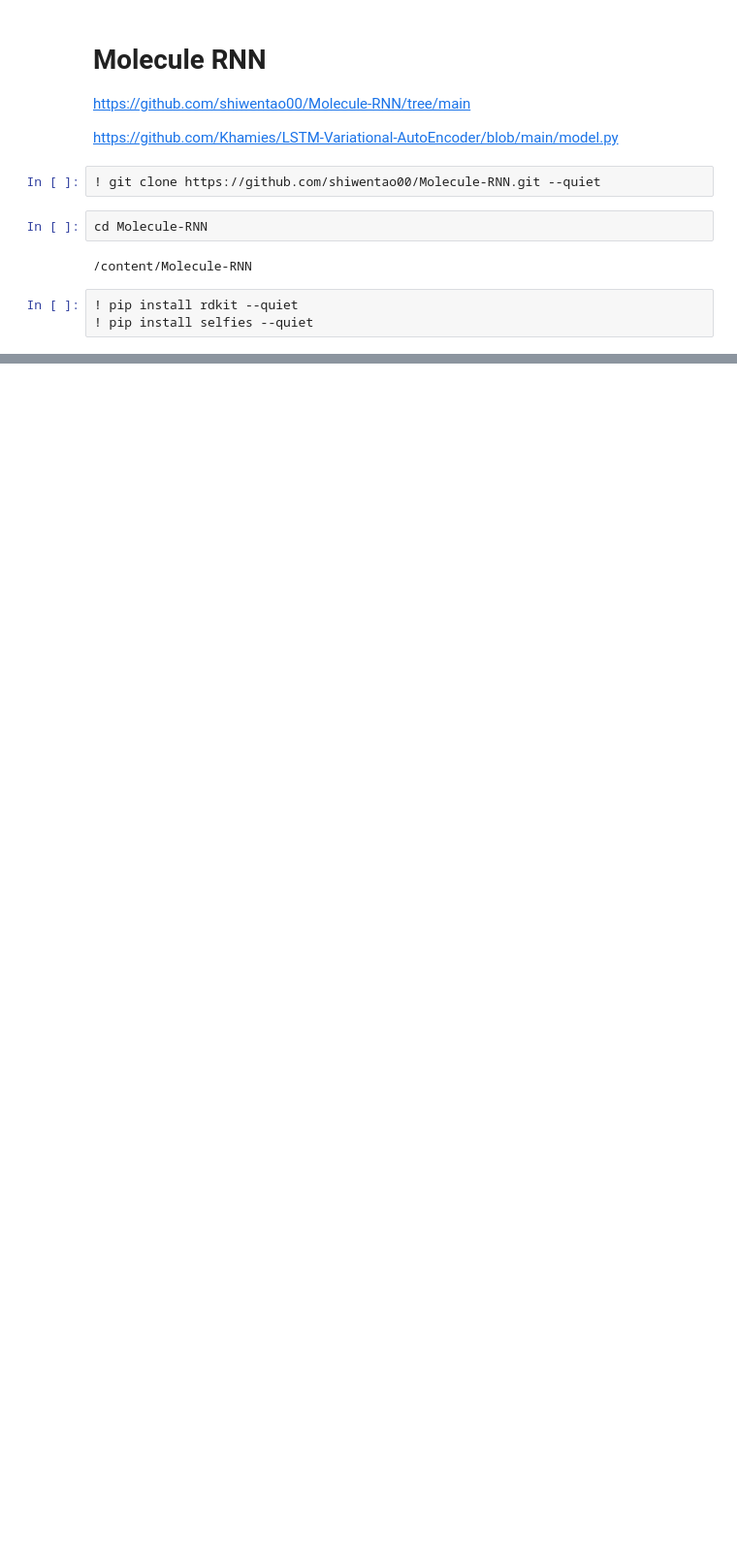
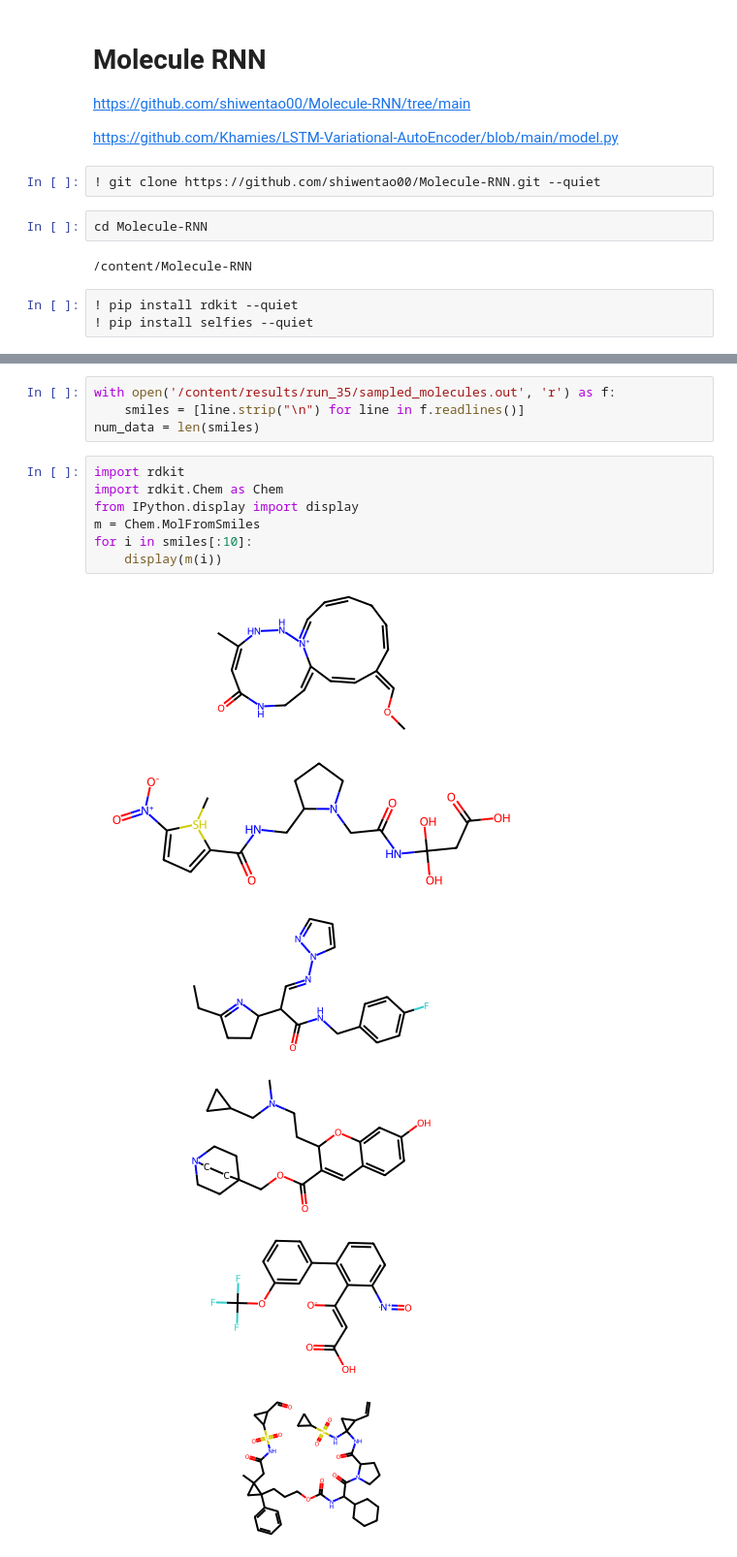
Before and after one commit to yingzibu/a_inhibitor_design, a Jupyter notebook: examples/experiments/Molecule_RNN.ipynb, the cells around one changed output, grey strips where cells are left out. Shown at 97% size. Drawn from its saved outputs; the diff is of its cells as text; blank space fills up the shorter version.

```diff
--- a/examples/experiments/Molecule_RNN.ipynb
+++ b/examples/experiments/Molecule_RNN.ipynb
@@ -38,0 +44,18 @@ model saved at epoch 5
+# %%
+with open('/content/results/run_35/sampled_molecules.out', 'r') as f:
+    smiles = [line.strip("\n") for line in f.readlines()]
+num_data = len(smiles)
+# %%
+import rdkit
+import rdkit.Chem as Chem
+from IPython.display import display
+m = Chem.MolFromSmiles
+for i in smiles[:10]:
+    display(m(i))
+# %% [output]
+[figure, added]
+[figure, added]
+[figure, added]
+[figure, added]
+[figure, added]
+[figure, added]
```
Also changed, not shown: parts of 4 cells of this notebook.
